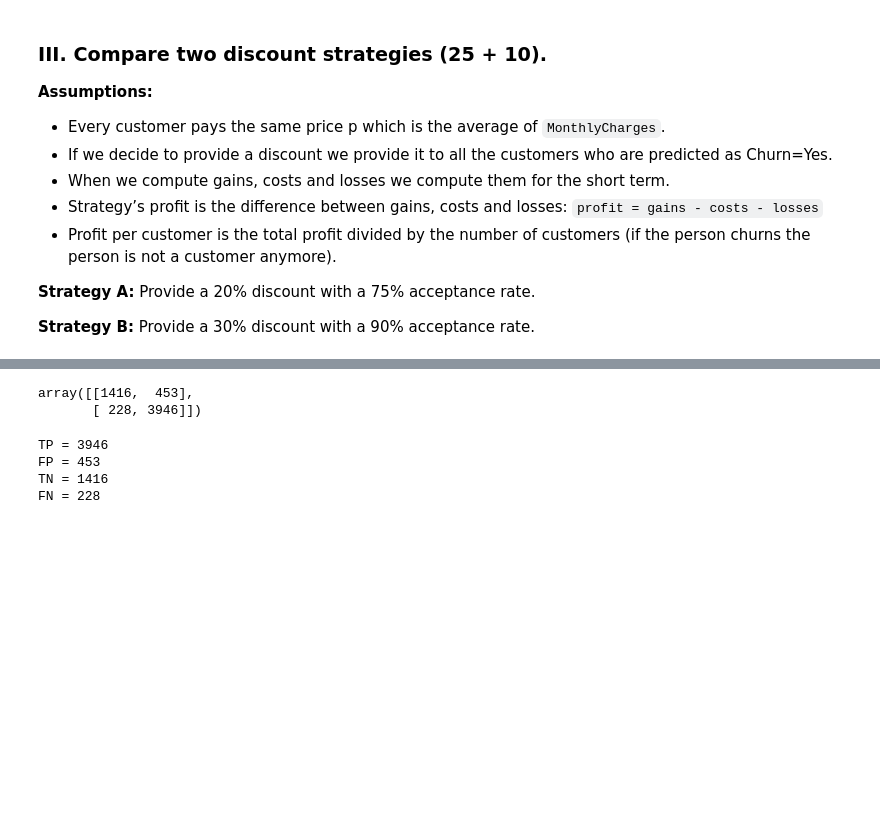
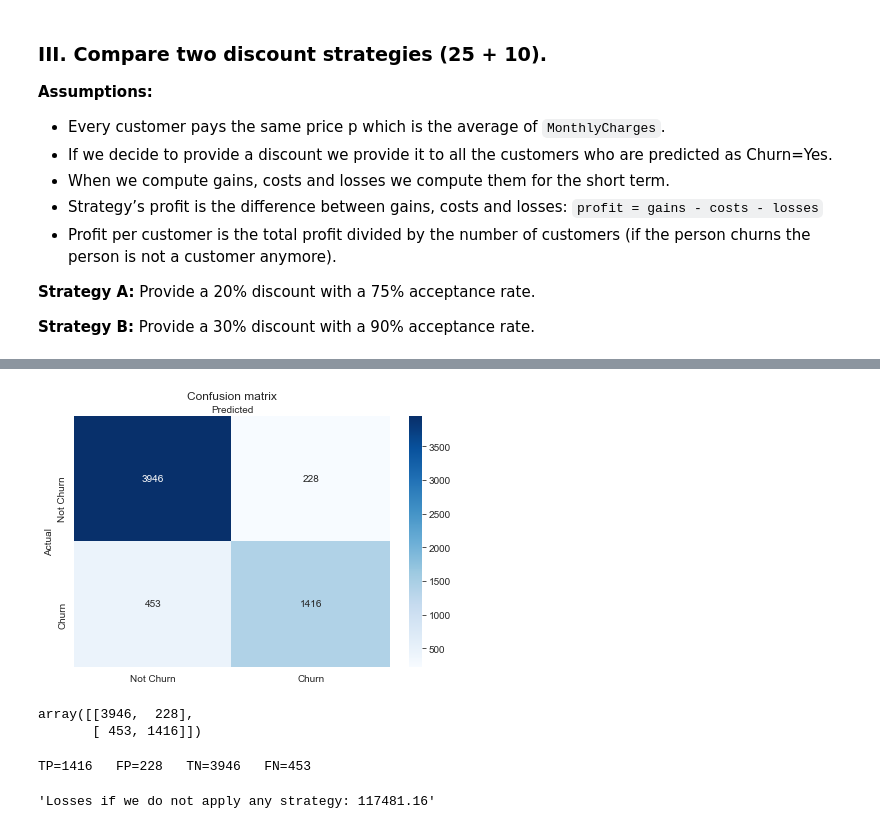
Before and after one commit to Mist3r-R/hse-sse-ds-business-2020, a Jupyter notebook: HW_4.ipynb, the cells around one changed output, grey strips where cells are left out. Drawn from its saved outputs; the diff is of its cells as text; code cells hidden in the pictures; blank space fills up the shorter version.

```diff
--- a/HW_4.ipynb
+++ b/HW_4.ipynb
@@ -168,0 +183,10 @@ f"{p:.2f}"
+# %%
+def plot_cm(cm, labels=['Not Churn', 'Churn']):
+    fig, ax = plt.subplots()
+    sns.heatmap(pd.DataFrame(cm, columns=labels, index=labels), annot=True, cmap="Blues", fmt='g')
+    ax.xaxis.set_label_position('top')
+    plt.tight_layout()
+    plt.title('Confusion matrix', y = 1.1)
+    plt.ylabel('Actual')
+    plt.xlabel('Predicted')
+    plt.show()
@@ -169,14 +216,17 @@ f"{p:.2f}"
 # %%
-cm = confusion_matrix(y, lpred, labels=[1,0])
+cm = confusion_matrix(y, lpred)
+plot_cm(cm)
 cm
 # %% [output]
+[figure, added]
-array([[1416,  453],
-       [ 228, 3946]])
+array([[3946,  228],
+       [ 453, 1416]])
 # %%
 tn, fp, fn, tp = cm.ravel()
-print(f"TP = {tp}\nFP = {fp}\nTN = {tn}\nFN = {fn}")
+print(f"TP={tp}   FP={fp}   TN={tn}   FN={fn}")
 # %% [output]
-TP = 3946
-FP = 453
-TN = 1416
-FN = 228
+TP=1416   FP=228   TN=3946   FN=453
+# %%
+f"Losses if we do not apply any strategy: {(tp + fn) * p:.2f}"
+# %% [output]
+'Losses if we do not apply any strategy: 117481.16'
```
Also changed, not shown: parts of 24 cells of this notebook.
